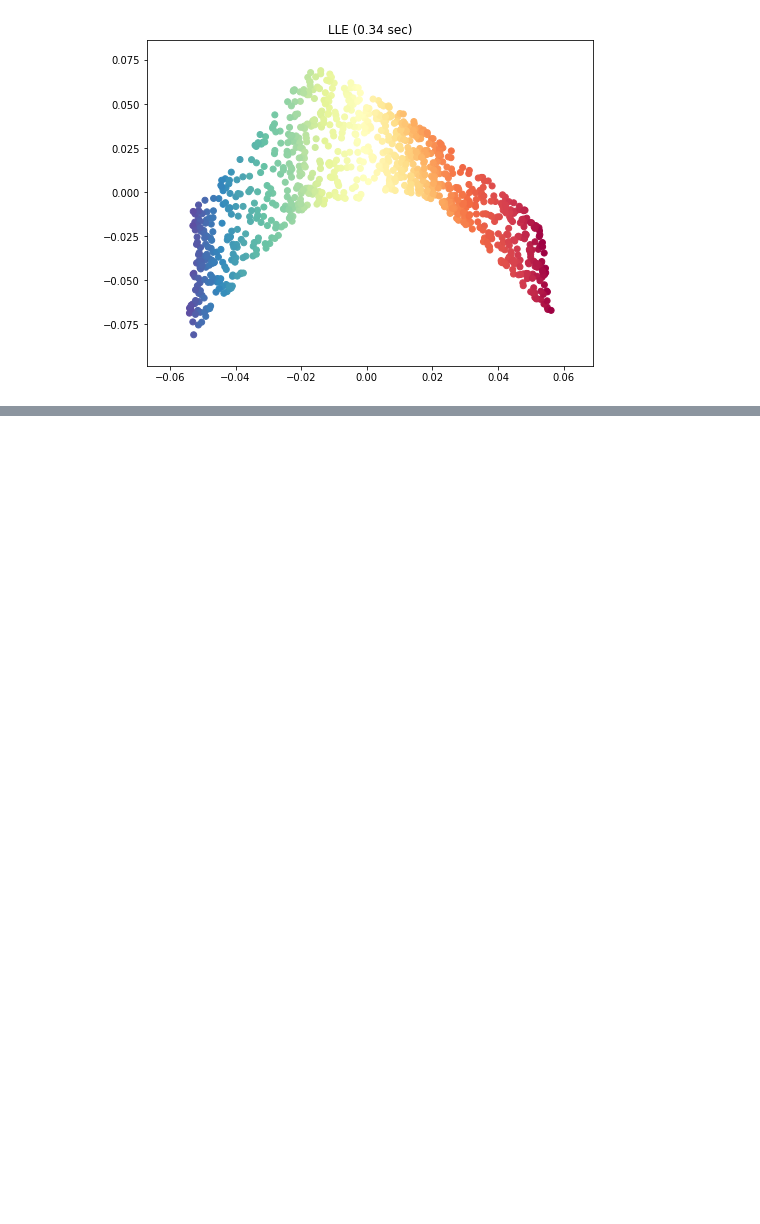
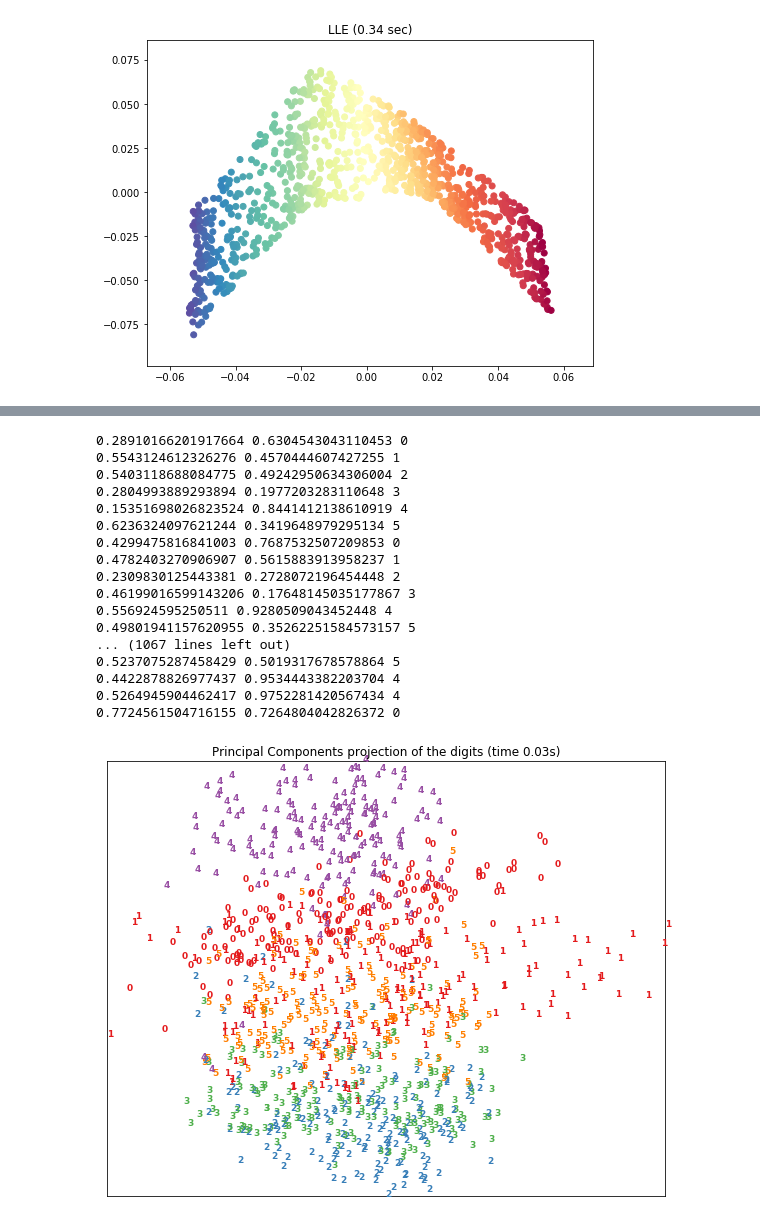
Before and after one commit to ainesmile/Machine-Learning, a Jupyter notebook: MY_LLE_FAILED.ipynb, the cells around one changed output, grey strips where cells are left out. Cells and saved outputs as stored; diff of their text form; code cells hidden in the pictures; blank space fills up the shorter version.

```diff
--- a/MY_LLE_FAILED.ipynb
+++ b/MY_LLE_FAILED.ipynb
@@ -136,0 +201,27 @@ plt.show()
+# %%
+# 2. PCA
+
+t0 = time()
+X_pca = decomposition.TruncatedSVD(n_components=2).fit_transform(X)
+plot_embedding(X_pca,
+               "Principal Components projection of the digits (time %.2fs)" %
+               (time() - t0))
+# %% [output]
+0.28910166201917664 0.6304543043110453 0
+0.5543124612326276 0.4570444607427255 1
+0.5403118688084775 0.49242950634306004 2
+0.2804993889293894 0.1977203283110648 3
+0.15351698026823524 0.8441412138610919 4
+0.6236324097621244 0.3419648979295134 5
+0.4299475816841003 0.7687532507209853 0
+0.4782403270906907 0.5615883913958237 1
+0.2309830125443381 0.2728072196454448 2
+0.46199016599143206 0.17648145035177867 3
+0.556924595250511 0.9280509043452448 4
+0.49801941157620955 0.35262251584573157 5
+... (1067 lines left out)
+0.5237075287458429 0.5019317678578864 5
+0.4422878826977437 0.9534443382203704 4
+0.5264945904462417 0.9752281420567434 4
+0.7724561504716155 0.7264804042826372 0
+[figure, added]
```
Also changed, not shown: parts of 11 cells of this notebook.
